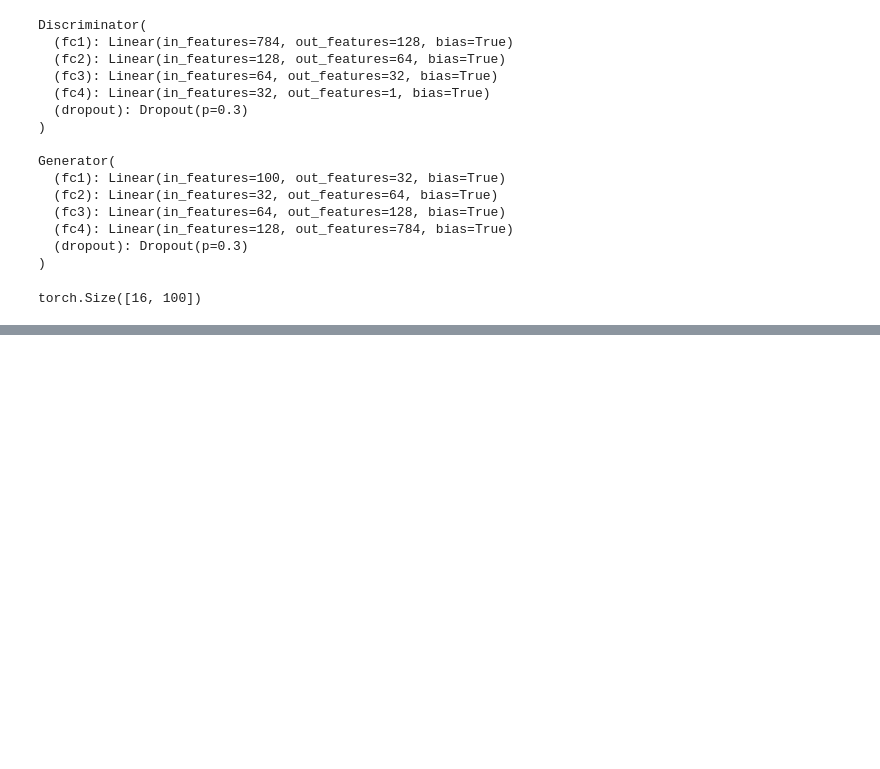
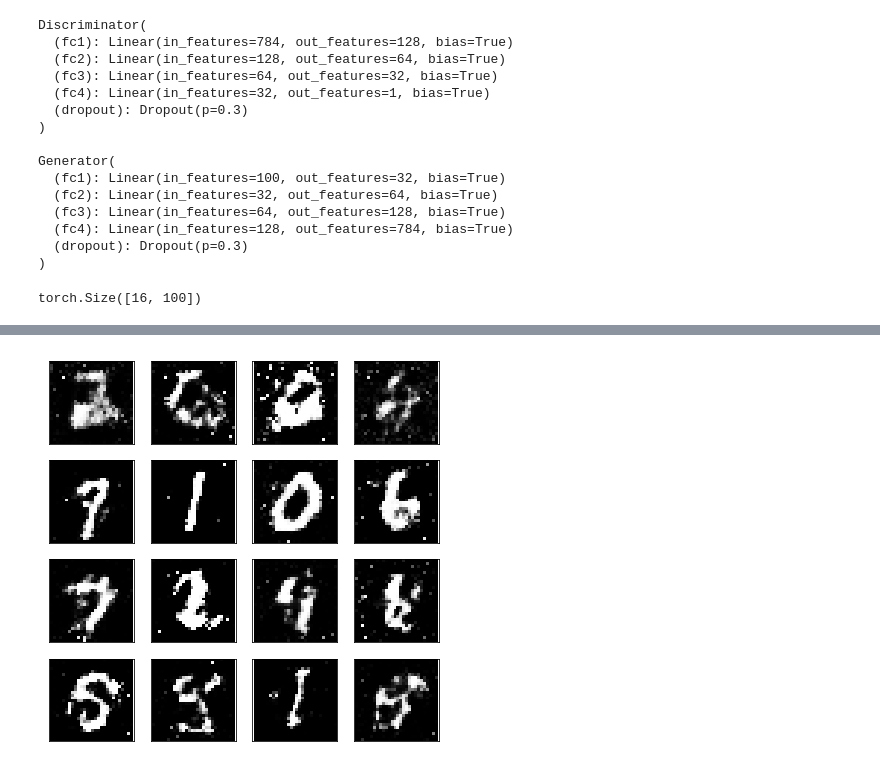
Before and after one commit to alathiya/MNIST-GAN, a Jupyter notebook: MNIST_GAN_IMPLEMENTATION.ipynb, the cells around one changed output, grey strips where cells are left out. Cells and saved outputs as stored; diff of their text form; code cells hidden in the pictures; blank space fills up the shorter version.

```diff
--- a/MNIST_GAN_IMPLEMENTATION.ipynb
+++ b/MNIST_GAN_IMPLEMENTATION.ipynb
@@ -224,0 +265,12 @@ KeyboardInterrupt:
+# %%
+sample_size = 16
+
+z = np.random.uniform(-1,1, size=(sample_size, 100))
+z = torch.from_numpy(z).float()
+
+G.eval()
+generated_samples = G(z)
+
+view_samples(0, [generated_samples])
+# %% [output]
+[figure, added]
```
Also changed, not shown: parts of 5 cells of this notebook.
